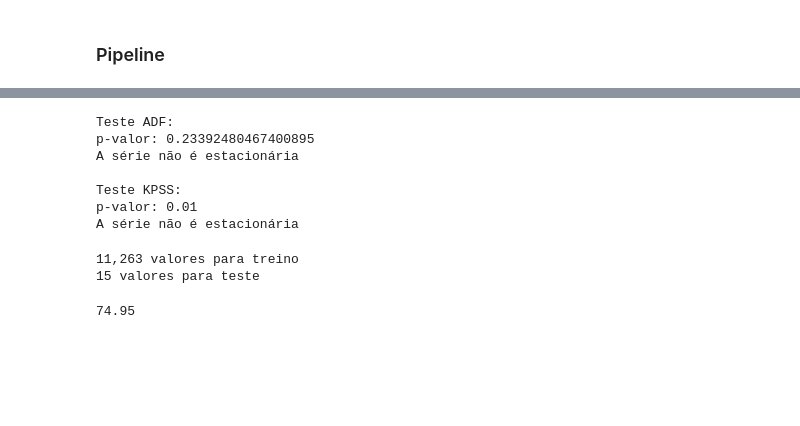
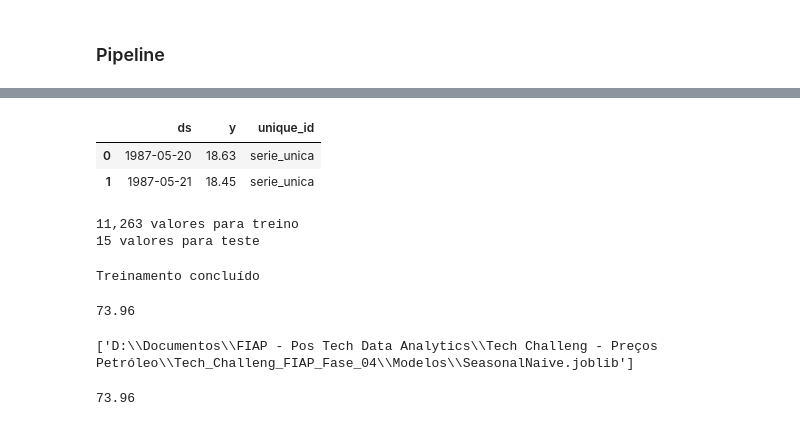
Before and after one commit to torvess/Tech_Challeng_FIAP_Fase_04, a Jupyter notebook: Notebooks/precos_petroleo.ipynb, the cells around one changed output, grey strips where cells are left out. Cells and saved outputs as stored; diff of their text form; code cells hidden in the pictures; blank space fills up the shorter version.

Commit message:
git commit 'modelo previsao de serie temporais'

```diff
--- a/Notebooks/precos_petroleo.ipynb
+++ b/Notebooks/precos_petroleo.ipynb
@@ -354,16 +374,0 @@ dados_pipeline.display_head_df()
-# %%
-dados_pipeline.adf_test()
-dados_pipeline.kpss_test()
-# %% [output]
-Teste ADF:
-p-valor: 0.23392480467400895
-A série não é estacionária
-
-Teste KPSS:
-p-valor: 0.01
-A série não é estacionária
-# %%
-dados_pipeline.split_train_teste()
-# %% [output]
-11,263 valores para treino
-15 valores para teste
@@ -372,4 +375,40 @@ dados_pipeline.fit_SeasonalNaive()
+# %%
+# processando os dados
+dados_model = dados_ml.copy()
+processar_dados = PreProcessData(dados_model)
+dados_model = processar_dados.preprocess_data()
+
+display(dados_model.head(2))
+# %% [output]
+|  | ds | y | unique_id |
+| 0 | 1987-05-20 | 18.63 | serie_unica |
+| 1 | 1987-05-21 | 18.45 | serie_unica |
+# %%
+# dividindo em treino e teste
+split = SplitTrainTeste(dados_model)
+train, test, h = split.split_train_teste()
+# %% [output]
+11,263 valores para treino
+15 valores para teste
+# %%
+# treinando o modelo
+model_sv = ModelSeasonalNaive(train, h)
+model_sv.fit_SeasonalNaive()
+# %% [output]
+Treinamento concluído
 # %%
-dados_pipeline.predic_SeasonalNaive('2024-11-25')
+# prevendo valores
+model_sv.predic_SeasonalNaive('2024-11-27')
 # %% [output]
-74.95
+73.96
+# %%
+# salvando o modelo
+joblib.dump(model_sv, r'D:\Documentos\FIAP - Pos Tech Data Analytics\Tech Challeng - Preços Petróleo\Tech_Challeng_FIAP_Fase_04\Modelos\SeasonalNaive.joblib')
+# %% [output]
+['D:\\Documentos\\FIAP - Pos Tech Data Analytics\\Tech Challeng - Preços Petróleo\\Tech_Challeng_FIAP_Fase_04\\Modelos\\SeasonalNaive.joblib']
+# %%
+# testando o modelo salvo
+model_t = joblib.load(r'D:\Documentos\FIAP - Pos Tech Data Analytics\Tech Challeng - Preços Petróleo\Tech_Challeng_FIAP_Fase_04\Modelos\SeasonalNaive.joblib')
+model_t.predic_SeasonalNaive('2024-11-27')
+# %% [output]
+73.96
```
Also changed, not shown: parts of 10 cells of this notebook, 1 other file.
